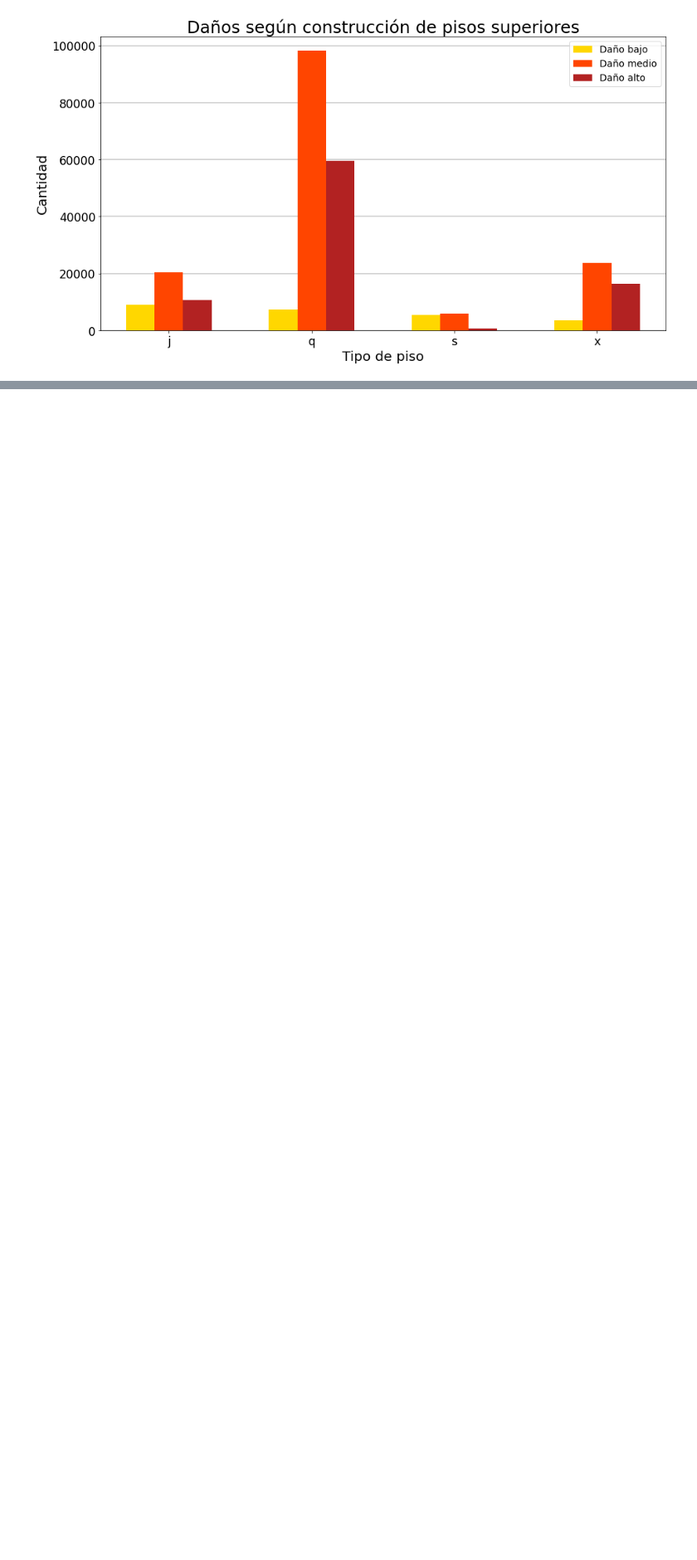
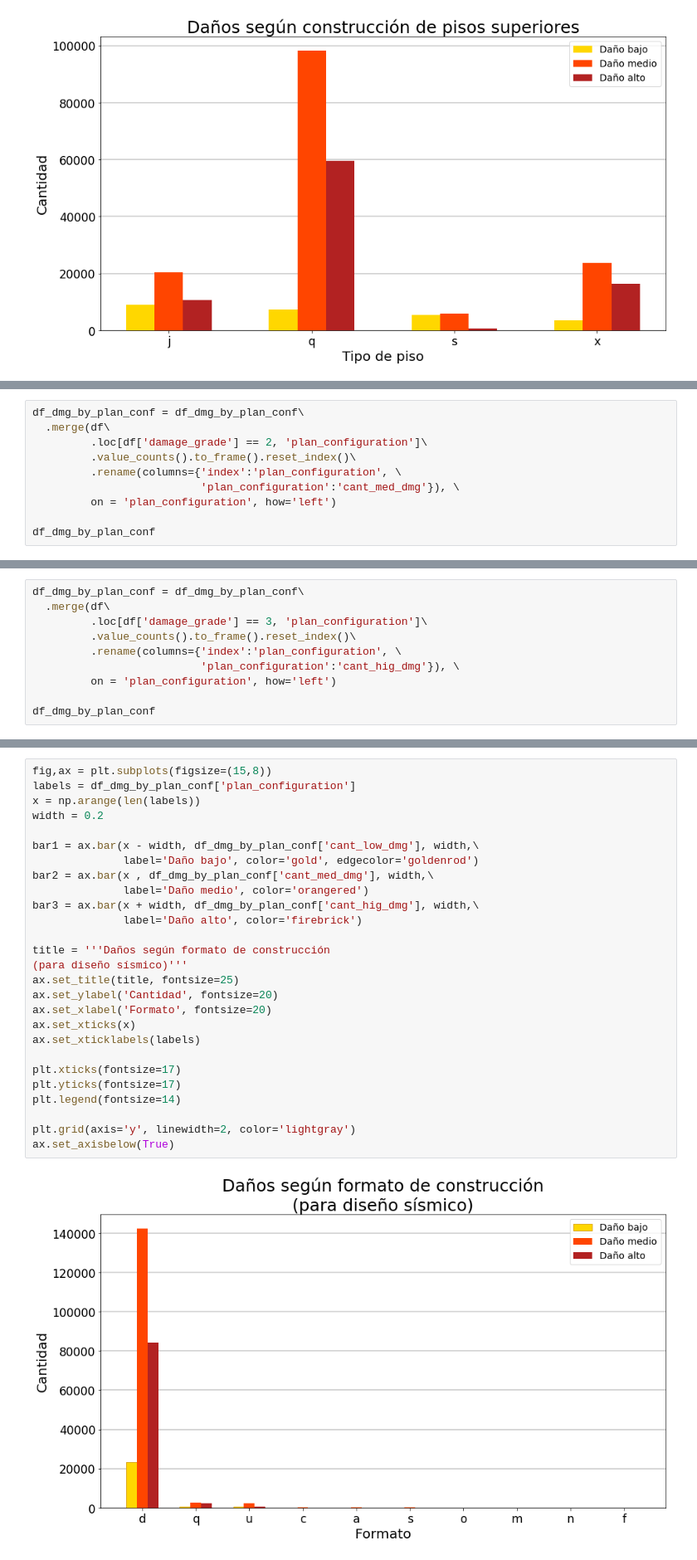
Before and after one commit to ffelfis/OrgaDatosTPs, a Jupyter notebook: TP1/nb_facundo.ipynb, the cells around one changed output, grey strips where cells are left out. Shown at 83% size. Drawn from its saved outputs; the diff is of its cells as text; blank space fills up the shorter version.

```diff
--- a/TP1/nb_facundo.ipynb
+++ b/TP1/nb_facundo.ipynb
@@ -936,0 +1034,10 @@ ax.set_axisbelow(True)
+# %%
+df_dmg_by_plan_conf = df_dmg_by_plan_conf\
+  .merge(df\
+         .loc[df['damage_grade'] == 2, 'plan_configuration']\
+         .value_counts().to_frame().reset_index()\
+         .rename(columns={'index':'plan_configuration', \
+                          'plan_configuration':'cant_med_dmg'}), \
+         on = 'plan_configuration', how='left')
+
+df_dmg_by_plan_conf
@@ -936,0 +1056,10 @@ ax.set_axisbelow(True)
+# %%
+df_dmg_by_plan_conf = df_dmg_by_plan_conf\
+  .merge(df\
+         .loc[df['damage_grade'] == 3, 'plan_configuration']\
+         .value_counts().to_frame().reset_index()\
+         .rename(columns={'index':'plan_configuration', \
+                          'plan_configuration':'cant_hig_dmg'}), \
+         on = 'plan_configuration', how='left')
+
+df_dmg_by_plan_conf
@@ -936,0 +1078,29 @@ ax.set_axisbelow(True)
+# %%
+fig,ax = plt.subplots(figsize=(15,8))
+labels = df_dmg_by_plan_conf['plan_configuration']
+x = np.arange(len(labels))
+width = 0.2
+
+bar1 = ax.bar(x - width, df_dmg_by_plan_conf['cant_low_dmg'], width,\
+              label='Daño bajo', color='gold', edgecolor='goldenrod')
+bar2 = ax.bar(x , df_dmg_by_plan_conf['cant_med_dmg'], width,\
+              label='Daño medio', color='orangered')
+bar3 = ax.bar(x + width, df_dmg_by_plan_conf['cant_hig_dmg'], width,\
+              label='Daño alto', color='firebrick')
+
+title = '''Daños según formato de construcción
+(para diseño sísmico)'''
+ax.set_title(title, fontsize=25)
+ax.set_ylabel('Cantidad', fontsize=20)
+ax.set_xlabel('Formato', fontsize=20)
+ax.set_xticks(x)
+ax.set_xticklabels(labels)
+
+plt.xticks(fontsize=17)
+plt.yticks(fontsize=17)
+plt.legend(fontsize=14)
+
+plt.grid(axis='y', linewidth=2, color='lightgray')
+ax.set_axisbelow(True)
+# %% [output]
+[figure, added]
```
Also changed, not shown: parts of 12 cells of this notebook.
